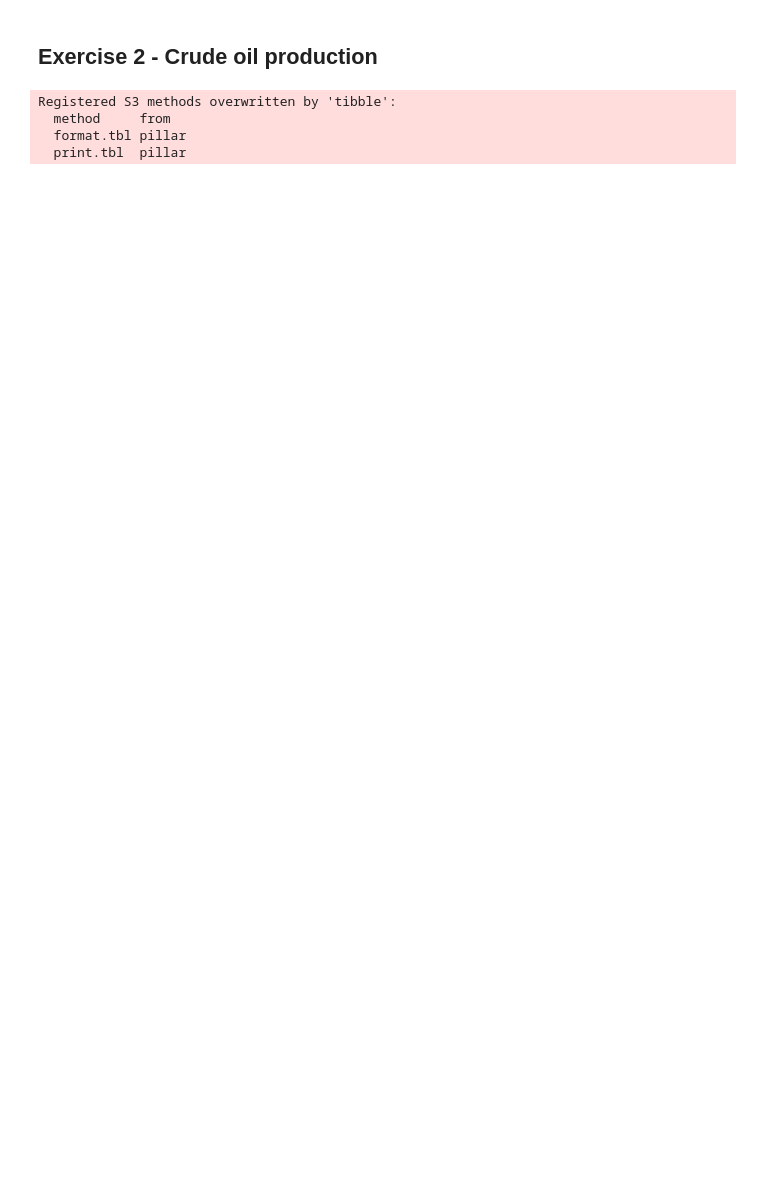
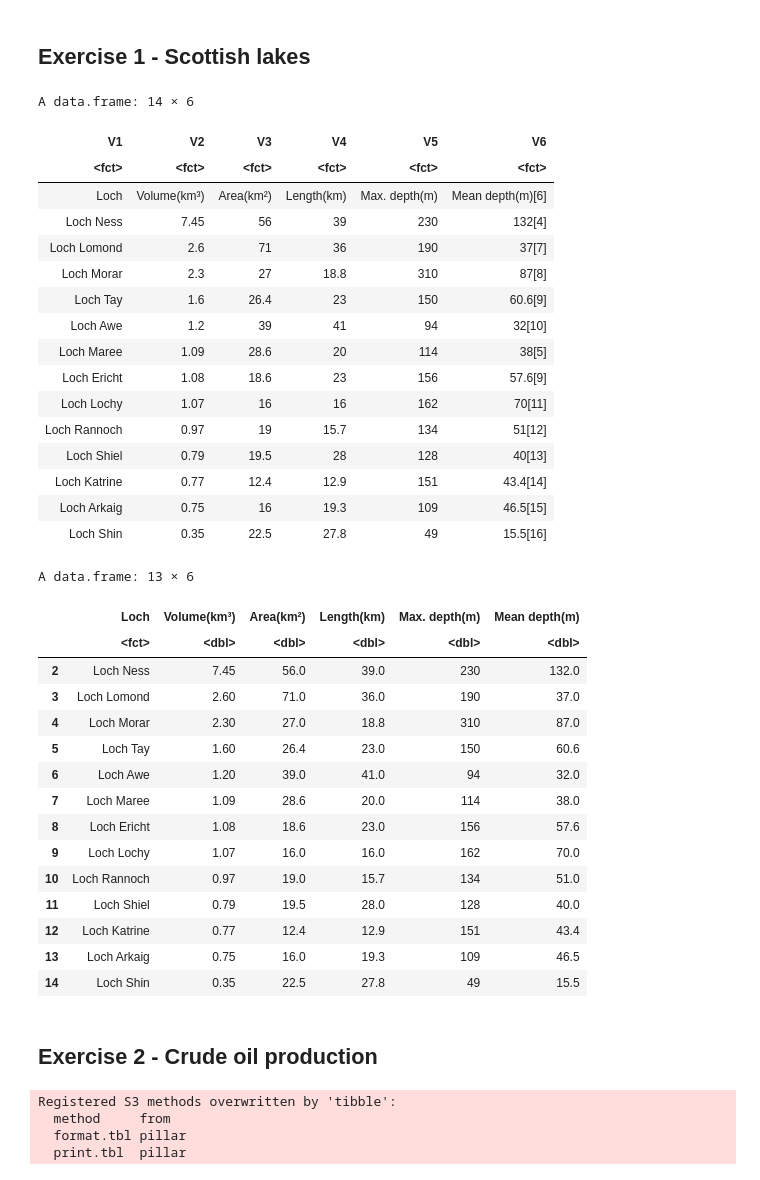
Before and after one commit to eigen-carmona/AdvStats, a Jupyter notebook: lab1/Solutions.ipynb, the cells around one changed output. Cells and saved outputs as stored; diff of their text form; code cells hidden in the pictures; blank space fills up the shorter version.

Commit message:
Lengthy procedure for import of first problem data

```diff
--- a/lab1/Solutions.ipynb
+++ b/lab1/Solutions.ipynb
@@ -1,3 +1,77 @@
+# %% [markdown]
+## Exercise 1 - Scottish lakes
+# %%
+# Downloading the table directly from the source
+lakes_url <- "https://en.wikipedia.org/wiki/List_of_lochs_of_Scotland"
+library(httr)
+library(XML)
+r <- GET(lakes_url)
+doc <- readHTMLTable(doc = content(r,"text"))
+
+# The table is the very first element in the doc list
+scottish.lakes <- as.data.frame(doc[[1]],stringsAsFactors = FALSE)
+
+scottish.lakes
+# This procedure retrieved the table names as a row. Extracting, removing and renaming.
+headers <- t(scottish.lakes[1,])
+scottish.lakes <- scottish.lakes[-1,]
+names(scottish.lakes) <- headers
+
+# There are some reference brackets.
+clean <- function(x){
+    tmp <- as.character(x)
+    last <- gregexpr("[^0-9A-Za-z().///' ]", tmp)[[1]][1]
+    ntmp <- substring(tmp,1,last-1)
+    return(ntmp)
+}
+
+gooddata <- lapply(scottish.lakes[,6], clean)
+goodname <- clean(colnames(scottish.lakes)[6])
+colnames(scottish.lakes)[6] <- goodname
+scottish.lakes[goodname] <- as.numeric(gooddata)
+
+# Casting numeric values as such
+for (i in 2:5){
+    data <- scottish.lakes[i]
+    scottish.lakes[i] <- as.numeric(t(data))
+}
+
+
+scottish.lakes
+# %% [output]
+A data.frame: 14 × 6
+| V1 | V2 | V3 | V4 | V5 | V6 |
+| <fct> | <fct> | <fct> | <fct> | <fct> | <fct> |
+| Loch | Volume(km³) | Area(km²) | Length(km) | Max. depth(m) | Mean depth(m)[6] |
+| Loch Ness | 7.45 | 56 | 39 | 230 | 132[4] |
+| Loch Lomond | 2.6 | 71 | 36 | 190 | 37[7] |
+| Loch Morar | 2.3 | 27 | 18.8 | 310 | 87[8] |
+| Loch Tay | 1.6 | 26.4 | 23 | 150 | 60.6[9] |
+| Loch Awe | 1.2 | 39 | 41 | 94 | 32[10] |
+| Loch Maree | 1.09 | 28.6 | 20 | 114 | 38[5] |
+| Loch Ericht | 1.08 | 18.6 | 23 | 156 | 57.6[9] |
+| Loch Lochy | 1.07 | 16 | 16 | 162 | 70[11] |
+| Loch Rannoch | 0.97 | 19 | 15.7 | 134 | 51[12] |
+| Loch Shiel | 0.79 | 19.5 | 28 | 128 | 40[13] |
+| Loch Katrine | 0.77 | 12.4 | 12.9 | 151 | 43.4[14] |
+| Loch Arkaig | 0.75 | 16 | 19.3 | 109 | 46.5[15] |
+| Loch Shin | 0.35 | 22.5 | 27.8 | 49 | 15.5[16] |
+A data.frame: 13 × 6
+|  | Loch | Volume(km³) | Area(km²) | Length(km) | Max. depth(m) | Mean depth(m) |
+|  | <fct> | <dbl> | <dbl> | <dbl> | <dbl> | <dbl> |
+| 2 | Loch Ness | 7.45 | 56.0 | 39.0 | 230 | 132.0 |
+| 3 | Loch Lomond | 2.60 | 71.0 | 36.0 | 190 | 37.0 |
+| 4 | Loch Morar | 2.30 | 27.0 | 18.8 | 310 | 87.0 |
+| 5 | Loch Tay | 1.60 | 26.4 | 23.0 | 150 | 60.6 |
+| 6 | Loch Awe | 1.20 | 39.0 | 41.0 | 94 | 32.0 |
+| 7 | Loch Maree | 1.09 | 28.6 | 20.0 | 114 | 38.0 |
+| 8 | Loch Ericht | 1.08 | 18.6 | 23.0 | 156 | 57.6 |
+| 9 | Loch Lochy | 1.07 | 16.0 | 16.0 | 162 | 70.0 |
+| 10 | Loch Rannoch | 0.97 | 19.0 | 15.7 | 134 | 51.0 |
+| 11 | Loch Shiel | 0.79 | 19.5 | 28.0 | 128 | 40.0 |
+| 12 | Loch Katrine | 0.77 | 12.4 | 12.9 | 151 | 43.4 |
+| 13 | Loch Arkaig | 0.75 | 16.0 | 19.3 | 109 | 46.5 |
+| 14 | Loch Shin | 0.35 | 22.5 | 27.8 | 49 | 15.5 |
 # %% [markdown]
 ## Exercise 2 - Crude oil production
 # %%
```
Also changed, not shown: parts of 1 cell of this notebook, 1 other file.
